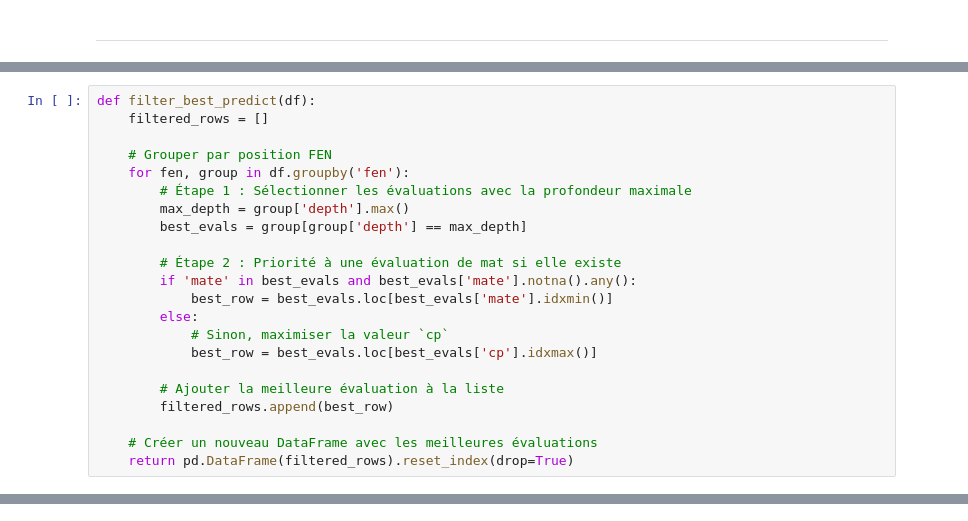
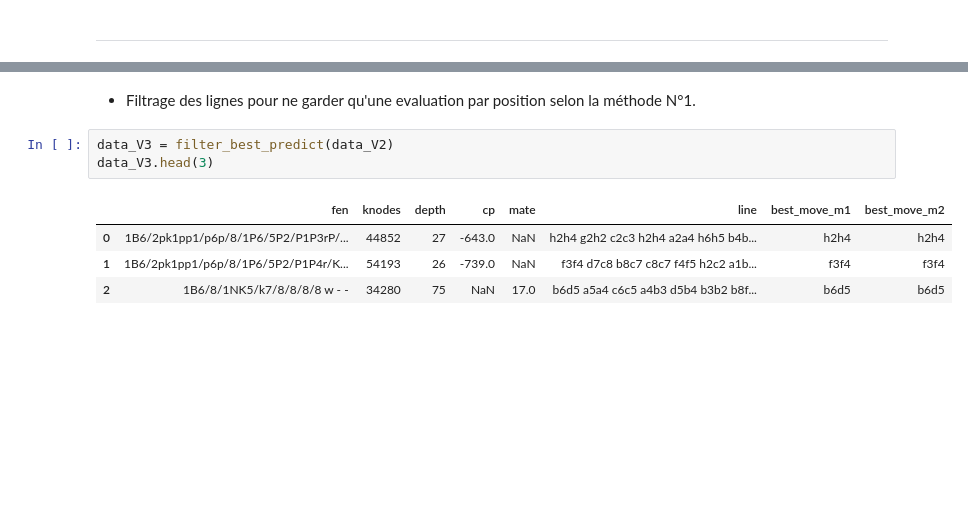
Before and after one commit to Tusked34/ML_Chess_2024, a Jupyter notebook: Test_Theo.ipynb, the cells around one changed output, grey strips where cells are left out. Drawn from its saved outputs; the diff is of its cells as text; blank space fills up the shorter version.

```diff
--- a/Test_Theo.ipynb
+++ b/Test_Theo.ipynb
@@ -129,22 +49,0 @@ Ne garde que la ligne avec les critères d'évualiations les plus hauts et les p
-# %%
-def filter_best_predict(df):
-    filtered_rows = []
-
-    # Grouper par position FEN
-    for fen, group in df.groupby('fen'):
-        # Étape 1 : Sélectionner les évaluations avec la profondeur maximale
-        max_depth = group['depth'].max()
-        best_evals = group[group['depth'] == max_depth]
-
-        # Étape 2 : Priorité à une évaluation de mat si elle existe
-        if 'mate' in best_evals and best_evals['mate'].notna().any():
-            best_row = best_evals.loc[best_evals['mate'].idxmin()]
-        else:
-            # Sinon, maximiser la valeur `cp`
-            best_row = best_evals.loc[best_evals['cp'].idxmax()]
-
-        # Ajouter la meilleure évaluation à la liste
-        filtered_rows.append(best_row)
-
-    # Créer un nouveau DataFrame avec les meilleures évaluations
-    return pd.DataFrame(filtered_rows).reset_index(drop=True)
@@ -182,0 +92,10 @@ data_cleaned_V1.to_csv('data/data_cleaned.csv')
+# %% [markdown]
+- Filtrage des lignes pour ne garder qu'une evaluation par position selon la méthode N°1.
+# %%
+data_V3 = filter_best_predict(data_V2)
+data_V3.head(3)
+# %% [output]
+|  | fen | knodes | depth | cp | mate | line | best_move_m1 | best_move_m2 |
+| 0 | 1B6/2pk1pp1/p6p/8/1P6/5P2/P1P3rP/... | 44852 | 27 | -643.0 | NaN | h2h4 g2h2 c2c3 h2h4 a2a4 h6h5 b4b... | h2h4 | h2h4 |
+| 1 | 1B6/2pk1pp1/p6p/8/1P6/5P2/P1P4r/K... | 54193 | 26 | -739.0 | NaN | f3f4 d7c8 b8c7 c8c7 f4f5 h2c2 a1b... | f3f4 | f3f4 |
+| 2 | 1B6/8/1NK5/k7/8/8/8/8 w - - | 34280 | 75 | NaN | 17.0 | b6d5 a5a4 c6c5 a4b3 d5b4 b3b2 b8f... | b6d5 | b6d5 |
```
Also changed, not shown: parts of 73 cells of this notebook, 10 other files.
